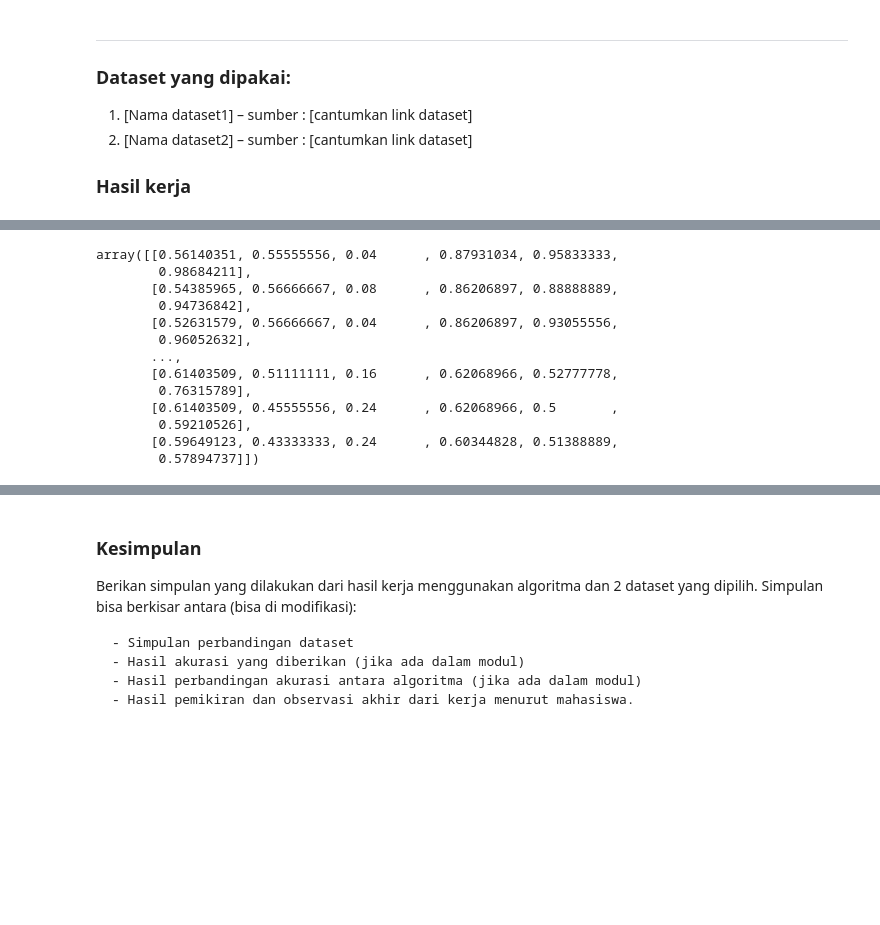
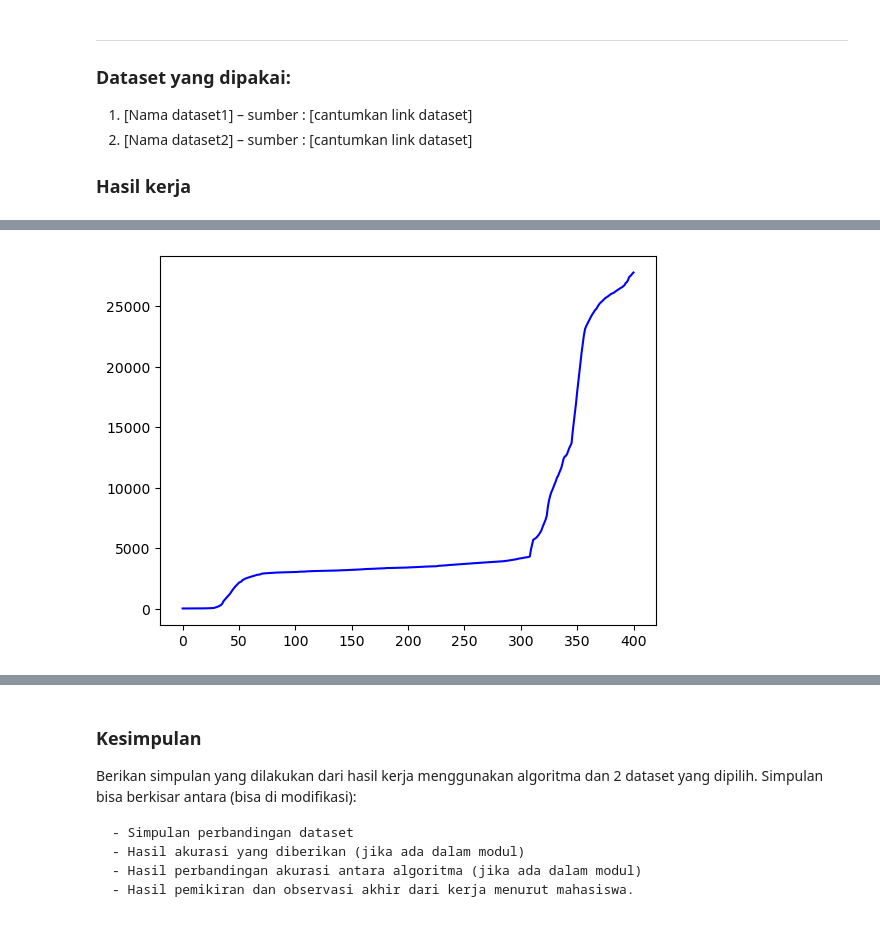
Before and after one commit to antoniuskevin15/ML-J, a Jupyter notebook: IF540L_kelas_A_laporan_MXX_45444_Antonius Kevin.ipynb, the cells around one changed output, grey strips where cells are left out. Saved outputs shown, nothing was run; the diff lists cells and outputs as text; code cells hidden in the pictures; blank space fills up the shorter version.

```diff
--- a/IF540L_kelas_A_laporan_MXX_45444_Antonius Kevin.ipynb
+++ b/IF540L_kelas_A_laporan_MXX_45444_Antonius Kevin.ipynb
@@ -189,5 +304,5 @@ array([[ -2.,  -8.,   1.,  -2.,   1.,   5.],
 # %%
-Y = covid_data[:, 6]
+Y = covid_data[:, 10]
 # %%
 Y
 # %% [output]
@@ -215 +340,6 @@ from sklearn.model_selection import train_test_split
+# %%
+plt.plot(Y, color="b", label='Confirmed_case')
+plt.show()
+# %% [output]
+[figure, added]
 # %%
@@ -218,16 +347,0 @@ X_scaled = mms.fit_transform(X)
-# %%
-X_scaled
-# %% [output]
-array([[0.56140351, 0.55555556, 0.04      , 0.87931034, 0.95833333,
-        0.98684211],
-       [0.54385965, 0.56666667, 0.08      , 0.86206897, 0.88888889,
-        0.94736842],
-       [0.52631579, 0.56666667, 0.04      , 0.86206897, 0.93055556,
-        0.96052632],
-       ...,
-       [0.61403509, 0.51111111, 0.16      , 0.62068966, 0.52777778,
-        0.76315789],
-       [0.61403509, 0.45555556, 0.24      , 0.62068966, 0.5       ,
-        0.59210526],
-       [0.59649123, 0.43333333, 0.24      , 0.60344828, 0.51388889,
-        0.57894737]])
```
Also changed, not shown: parts of 51 cells of this notebook.
